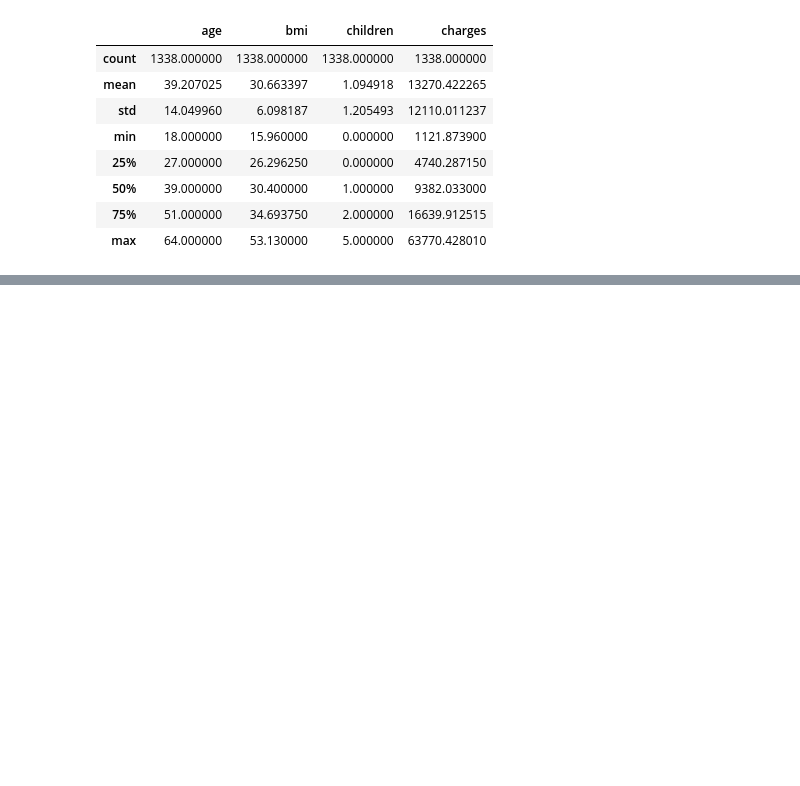
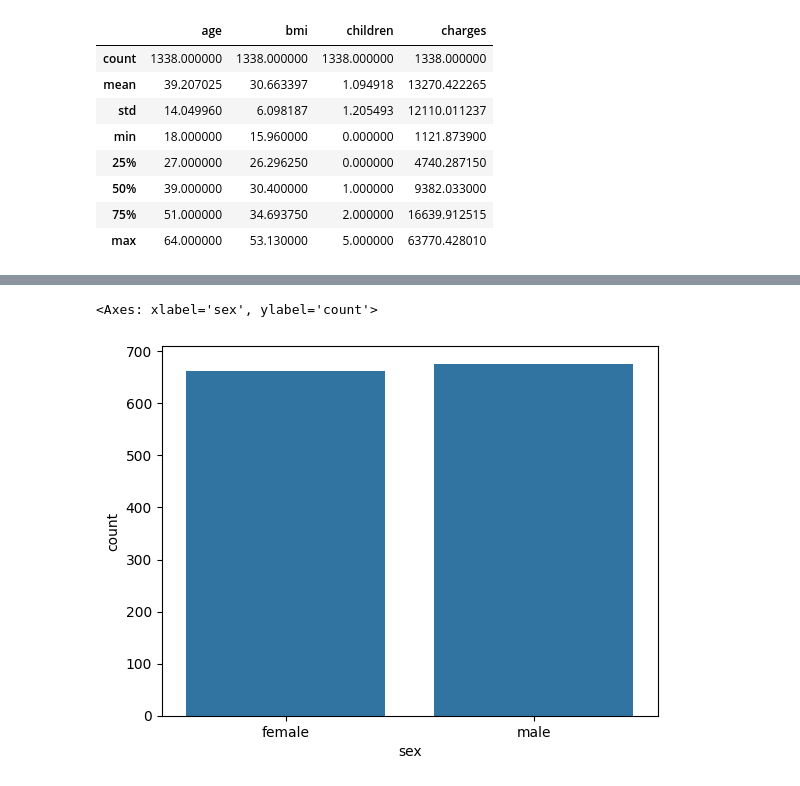
Before and after one commit to rafi1105/Machine_Learning_colab, a Jupyter notebook: ML_P1.ipynb, the cells around one changed output, grey strips where cells are left out. Drawn from its saved outputs; the diff is of its cells as text; code cells hidden in the pictures; blank space fills up the shorter version.

```diff
--- a/ML_P1.ipynb
+++ b/ML_P1.ipynb
@@ -73,0 +93,5 @@ insu.isnull().sum() #help to find null value
+# %%
+sns.countplot(x= insu['sex'])
+# %% [output]
+<Axes: xlabel='sex', ylabel='count'>
+[figure, added]
```
Also changed, not shown: parts of 4 cells of this notebook.
